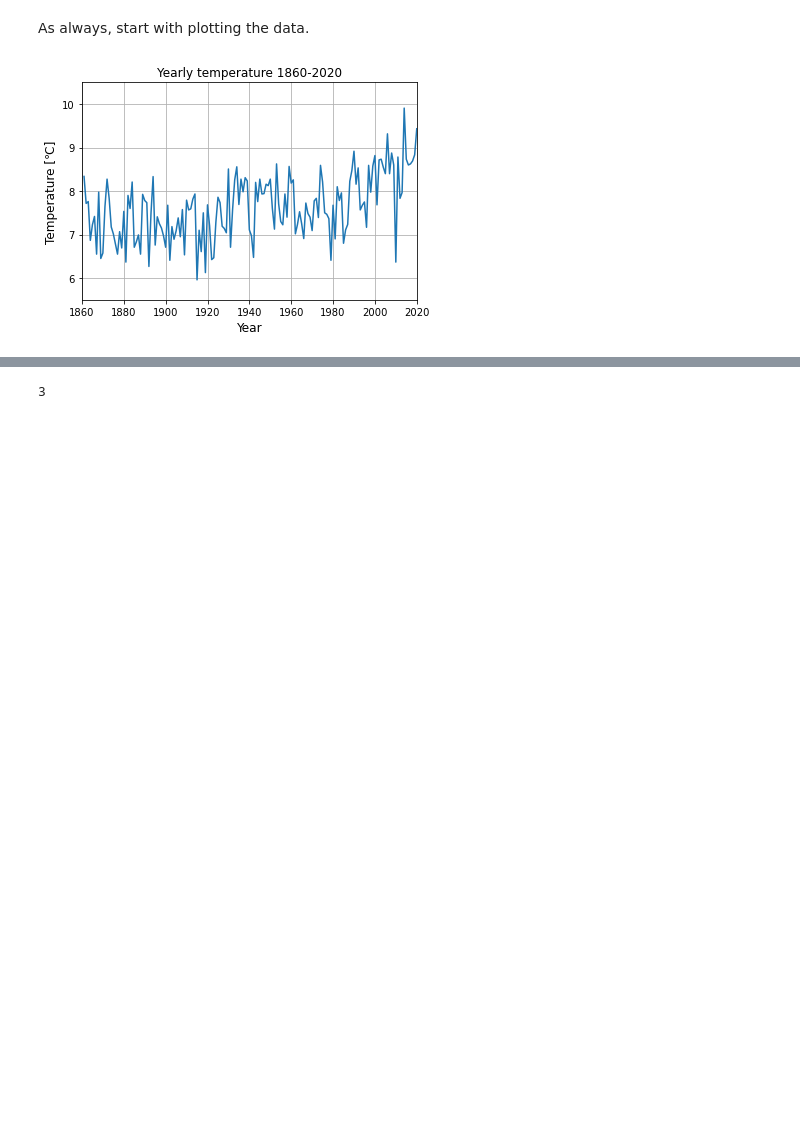
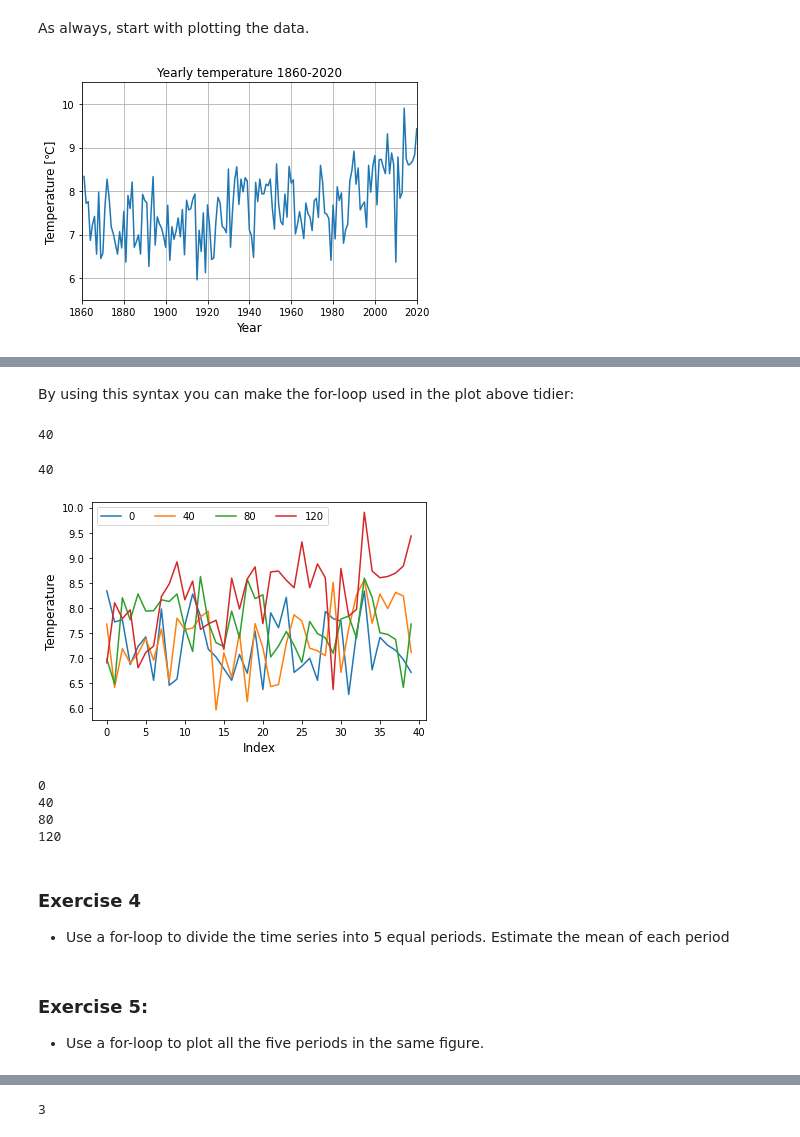
Before and after one commit to julienweihs/GEOF, a Jupyter notebook: Jupyter/Part7_For_if_loops.ipynb, the cells around one changed output, grey strips where cells are left out. Cells and saved outputs as stored; diff of their text form; code cells hidden in the pictures; blank space fills up the shorter version.

```diff
--- a/Jupyter/Part7_For_if_loops.ipynb
+++ b/Jupyter/Part7_For_if_loops.ipynb
@@ -287,9 +70,0 @@ indeks
-# %%
-for count, val in enumerate(indeks[:-1]):
-    ind=int(val) # konverter indeksen til integer
-    plt.plot(temp[ind:ind+diff], label=str(ind))
-
-plt.legend(ncol=4)
-plt.ylabel('Temperatur')
-plt.xlabel('Indeks')
-plt.show()
@@ -374,0 +234,32 @@ Det finnes flere løkker enn for-løkker, f.eks. `if-løkker`. Denne oppgaven fo
+# %% [markdown]
+By using this syntax you can make the for-loop used in the plot above tidier:
+# %%
+# Find the length of each of the four equal time periods:
+diff=int(len(time)/4) # Because we know we've divided the time series into four equal periods:
+diff
+# %% [output]
+40
+# %%
+# This would also work since we know our index starts at 0
+diff=index[1]
+diff
+# %% [output]
+40
+# %%
+for ind in index[:-1]: # Recall: this means index until but not including the last index.
+    plt.plot(temp[ind:ind+diff], label=str(ind))
+plt.legend(ncol=4)
+plt.ylabel('Temperature')
+plt.xlabel('Index')
+plt.show()
+# %% [output]
+[figure, added]
+# %%
+# In the code cell above, we run through the actual values of "index"
+for ind in index[:-1]:
+    print(ind)
+# %% [output]
+0
+40
+80
+120
@@ -374,0 +270,6 @@ Det finnes flere løkker enn for-løkker, f.eks. `if-løkker`. Denne oppgaven fo
+# %% [markdown]
+### Exercise 4
+- Use a for-loop to divide the time series into 5 equal periods. Estimate the mean of each period
+# %% [markdown]
+### Exercise 5:
+- Use a for-loop to plot all the five periods in the same figure.
```
Also changed, not shown: parts of 86 cells of this notebook.
